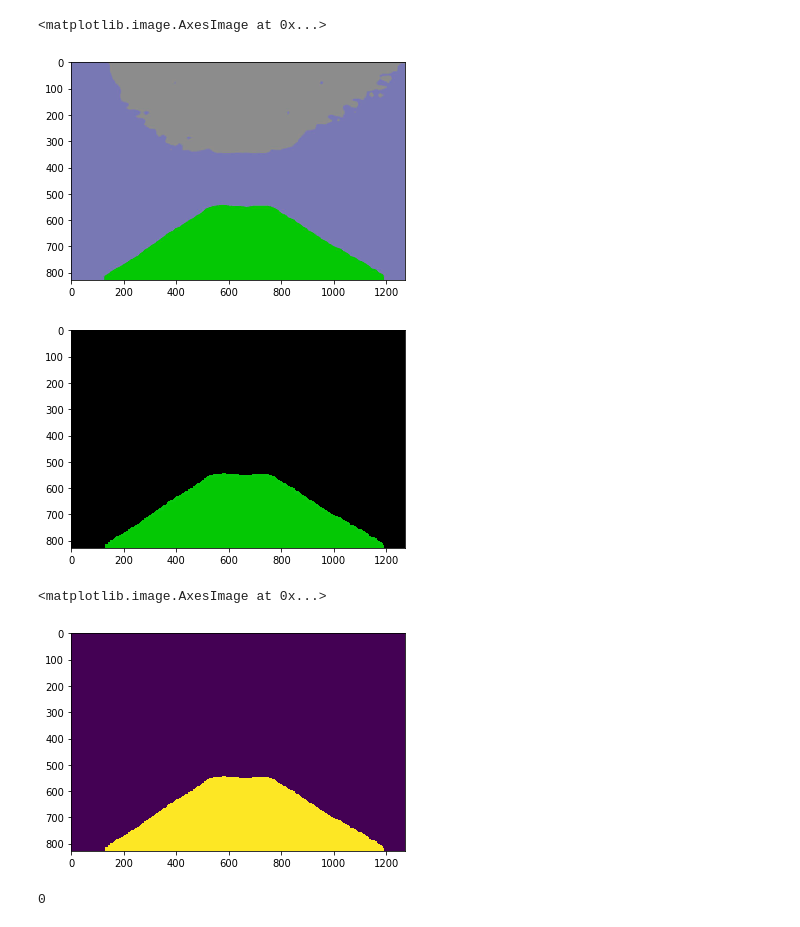
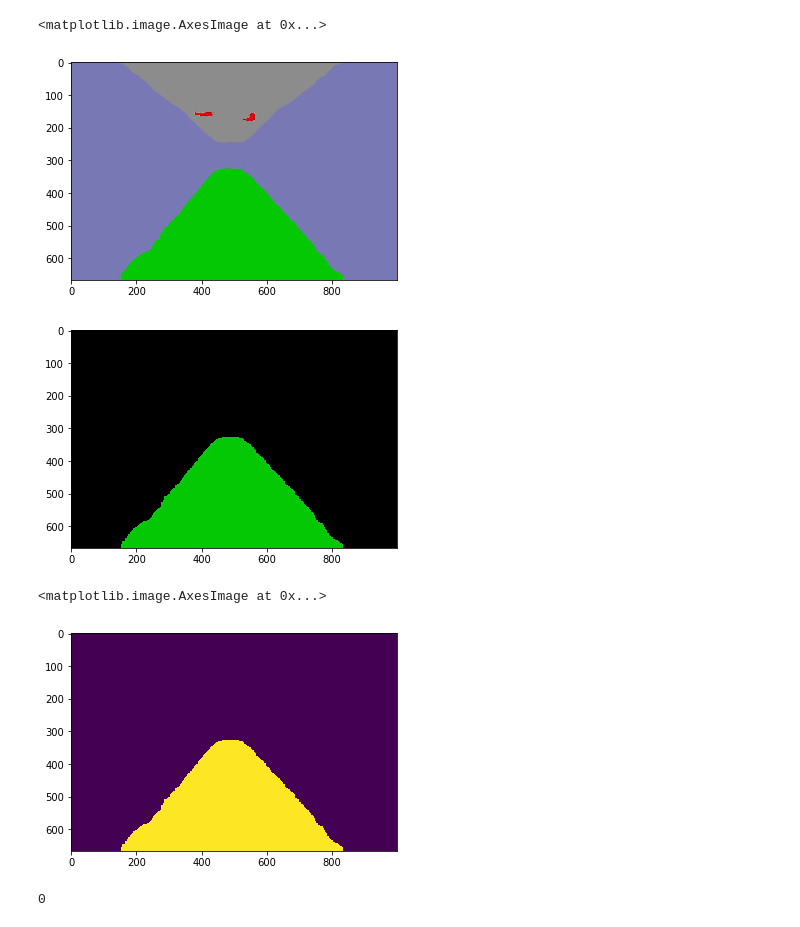
Before and after one commit to abhinav3/visibleFloorSegmentation, a Jupyter notebook: Regression.ipynb, the cells around one changed output. Saved outputs shown, nothing was run; the diff lists cells and outputs as text; code cells hidden in the pictures.

```diff
--- a/Regression.ipynb
+++ b/Regression.ipynb
@@ -3,11 +3,11 @@ import cv2
 import numpy as np
 from matplotlib import pyplot as plt
 # %%
-img = cv2.imread('19.jpg')
+img = cv2.imread('8.jpg')
 plt.imshow(img)
 # %% [output]
 <matplotlib.image.AxesImage at 0x...>
-[figure, old version]
+[figure, new version]
 # %%
 ymax = img.shape[0]
 # %%
@@ -21,14 +21,14 @@ closing = cv2.morphologyEx(res, cv2.MORPH_CLOSE, kernel)
 plt.imshow(closing)
 plt.show()
 # %% [output]
-[figure, old version]
+[figure, new version]
 # %%
 closing = cv2.cvtColor(closing, cv2.COLOR_BGR2GRAY)
 closing[np.where(closing != 0)] = 255
 plt.imshow(closing)
 # %% [output]
 <matplotlib.image.AxesImage at 0x...>
-[figure, old version]
+[figure, new version]
 # %%
 # Takes a binary image
 def findContours(img):
```
Also changed, not shown: parts of 16 cells of this notebook.
